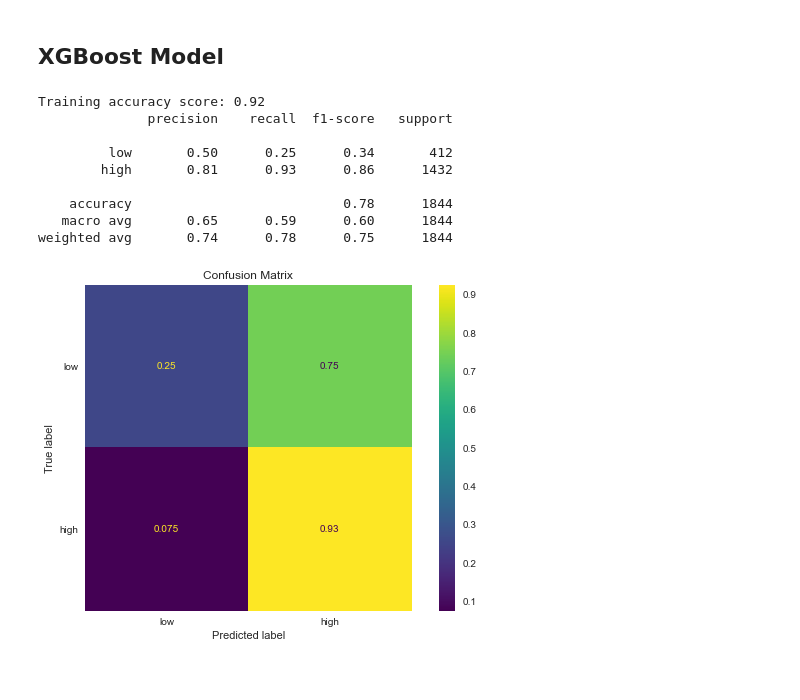
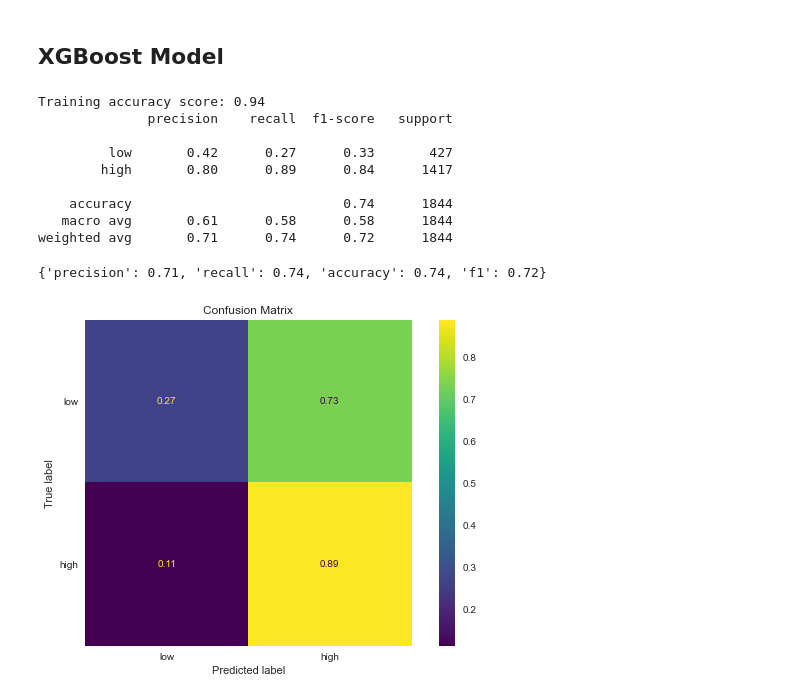
Before and after one commit to Sammyknee/nashville_airbnb_housing, a Jupyter notebook: Classification_EDA.ipynb, the cells around one changed output. Saved outputs shown, nothing was run; the diff lists cells and outputs as text; code cells hidden in the pictures.

```diff
--- a/Classification_EDA.ipynb
+++ b/Classification_EDA.ipynb
@@ -776,0 +895,8 @@ weighted avg       0.74      0.76      0.75      1844
+# %%
+forest_2 = RandomForestClassifier(n_estimators=rf_grid_search.best_params_['n_estimators'],
+                                 max_features=rf_grid_search.best_params_['max_features'],
+                                 max_depth=rf_grid_search.best_params_['max_depth'],
+                                 min_samples_split=rf_grid_search.best_params_['min_samples_split'],
+                                 random_state=9)
+# %%
+run_model(forest_2, X_train_resampled, y_train_resampled, X_test, y_test)
@@ -781,4 +917,4 @@ from sklearn.ensemble import AdaBoostClassifier, GradientBoostingClassifier
 # %%
 adaboost_clf = AdaBoostClassifier(random_state=42)
-ada_scores = run_model(adaboost_clf)
+run_model(adaboost_clf,X_train_resampled, y_train_resampled, X_test, y_test)
 # %% [output]
@@ -800,5 +939,5 @@ plot_top_10_features(adaboost_clf, 'Adaboost')
 ## Gradient Boosting Model
 # %%
 gbt_clf = GradientBoostingClassifier(random_state=42)
-gbt_scores = run_model(gbt_clf)
+run_model(gbt_clf,X_train_resampled, y_train_resampled, X_test, y_test)
 # %% [output]
@@ -823,17 +961,15 @@ from xgboost import XGBClassifier
 # %%
-import warnings
-warnings.filterwarnings("ignore")
-
 xgb_clf = XGBClassifier(objective ='reg:squarederror', random_state=47)
-xgb_scores = run_model(xgb_clf)
+run_model(xgb_clf,X_train_resampled, y_train_resampled, X_test, y_test)
 # %% [output]
-Training accuracy score: 0.92
+Training accuracy score: 0.94
               precision    recall  f1-score   support
 
-         low       0.50      0.25      0.34       412
-        high       0.81      0.93      0.86      1432
+         low       0.42      0.27      0.33       427
+        high       0.80      0.89      0.84      1417
 
-    accuracy                           0.78      1844
-   macro avg       0.65      0.59      0.60      1844
-weighted avg       0.74      0.78      0.75      1844
+    accuracy                           0.74      1844
+   macro avg       0.61      0.58      0.58      1844
+weighted avg       0.71      0.74      0.72      1844
+{'precision': 0.71, 'recall': 0.74, 'accuracy': 0.74, 'f1': 0.72}
-[figure, old version]
+[figure, new version]
```
Also changed, not shown: parts of 81 cells of this notebook, 8 other files.
